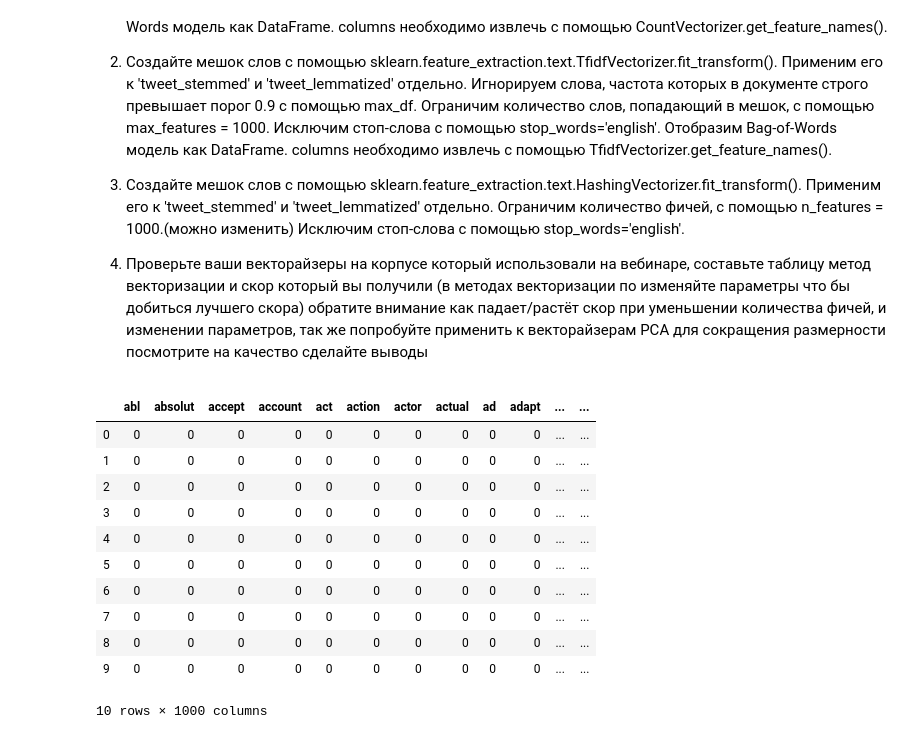
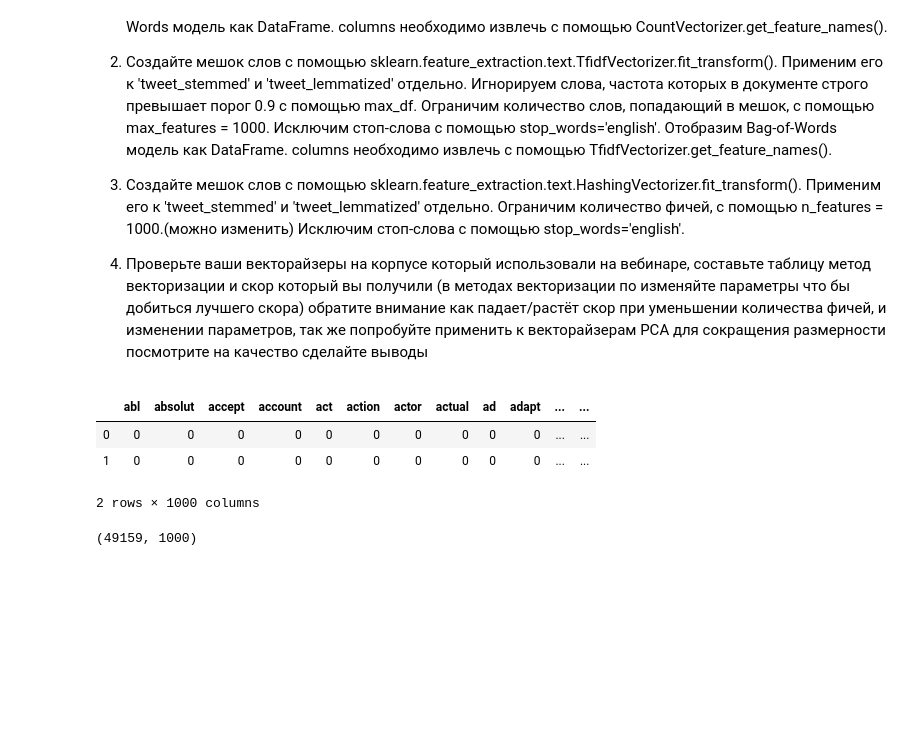
Before and after one commit to lyutov89/intro_to_natural_language, a Jupyter notebook: lesson_1/hw_lesson_1_ASLyutov89.ipynb, the cells around one changed output. Saved outputs shown, nothing was run; the diff lists cells and outputs as text; code cells hidden in the pictures; blank space fills up the shorter version.

```diff
--- a/lesson_1/hw_lesson_1_ASLyutov89.ipynb
+++ b/lesson_1/hw_lesson_1_ASLyutov89.ipynb
@@ -608,20 +609,18 @@ bag_of_words = count_vectorizer.fit_transform(documents)
 
 # Отобразим Bag-of-Words модель как DataFrame
 feature_names = count_vectorizer.get_feature_names()
-pd.DataFrame(bag_of_words[:10].toarray(), columns = feature_names)
+X_train_CV_stem = pd.DataFrame(bag_of_words.toarray(), columns = feature_names)
-# %% [output]
-|  | abl | absolut | accept | account | act | action | actor | actual | ad | adapt | ... | ... |
-| 0 | 0 | 0 | 0 | 0 | 0 | 0 | 0 | 0 | 0 | 0 | ... | ... |
-| 1 | 0 | 0 | 0 | 0 | 0 | 0 | 0 | 0 | 0 | 0 | ... | ... |
-| 2 | 0 | 0 | 0 | 0 | 0 | 0 | 0 | 0 | 0 | 0 | ... | ... |
-| 3 | 0 | 0 | 0 | 0 | 0 | 0 | 0 | 0 | 0 | 0 | ... | ... |
-| 4 | 0 | 0 | 0 | 0 | 0 | 0 | 0 | 0 | 0 | 0 | ... | ... |
-| 5 | 0 | 0 | 0 | 0 | 0 | 0 | 0 | 0 | 0 | 0 | ... | ... |
-| 6 | 0 | 0 | 0 | 0 | 0 | 0 | 0 | 0 | 0 | 0 | ... | ... |
-| 7 | 0 | 0 | 0 | 0 | 0 | 0 | 0 | 0 | 0 | 0 | ... | ... |
-| 8 | 0 | 0 | 0 | 0 | 0 | 0 | 0 | 0 | 0 | 0 | ... | ... |
-| 9 | 0 | 0 | 0 | 0 | 0 | 0 | 0 | 0 | 0 | 0 | ... | ... |
-10 rows × 1000 columns
+# %%
+X_train_CV_stem.head(2)
+# %% [output]
+|  | abl | absolut | accept | account | act | action | actor | actual | ad | adapt | ... | ... |
+| 0 | 0 | 0 | 0 | 0 | 0 | 0 | 0 | 0 | 0 | 0 | ... | ... |
+| 1 | 0 | 0 | 0 | 0 | 0 | 0 | 0 | 0 | 0 | 0 | ... | ... |
+2 rows × 1000 columns
+# %%
+X_train_CV_stem.shape
+# %% [output]
+(49159, 1000)
 # %%
 documents = combine_df['tweet_lemmatized'].apply(lambda x: " ".join(x))
 # %%
```
Also changed, not shown: parts of 47 cells of this notebook, 3 other files.
